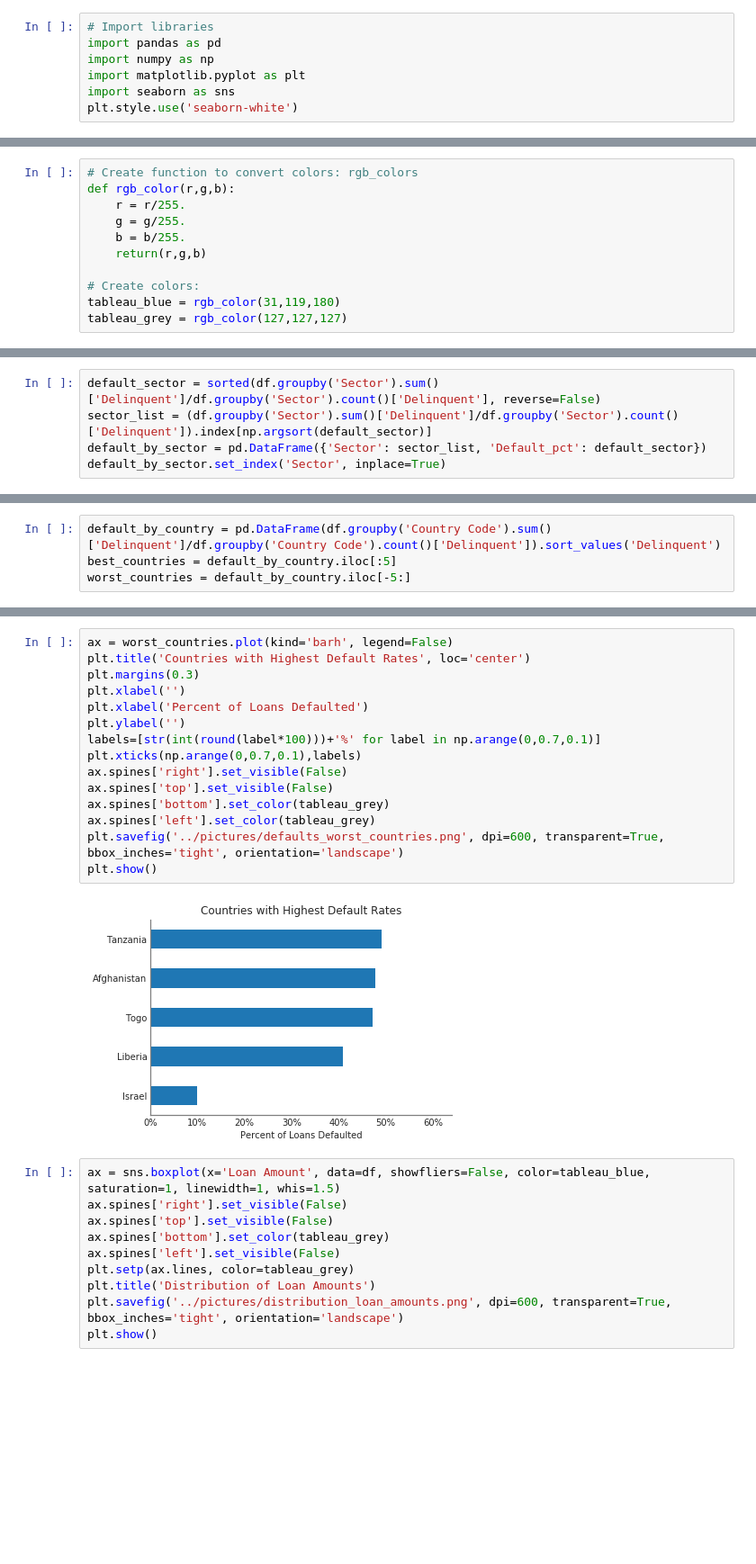
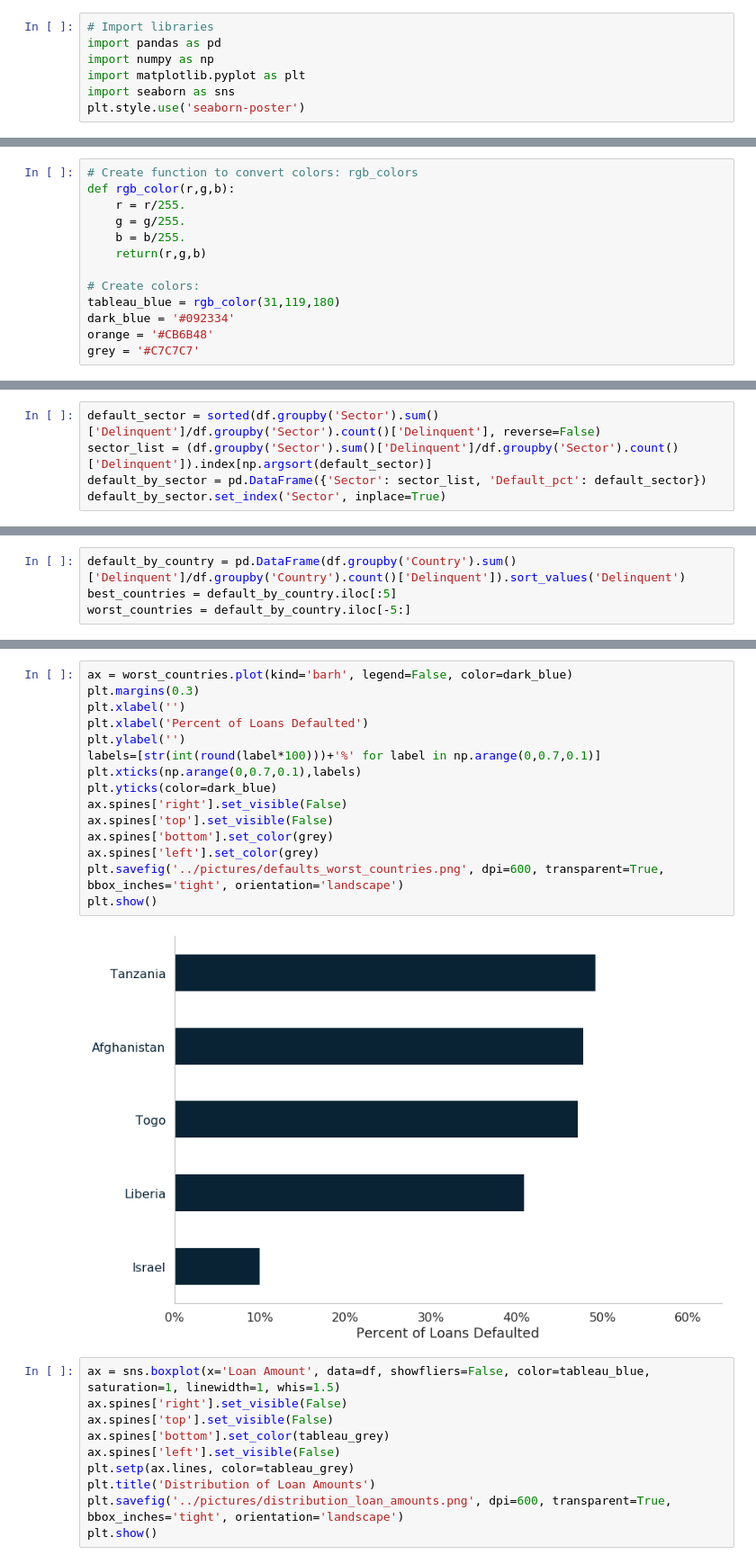
Before and after one commit to clcarver1130/dsi_capstone_project, a Jupyter notebook: notebooks/intial_eda.ipynb, the cells around one changed output, grey strips where cells are left out. Shown: that part at 90% size. Drawn from its saved outputs; the diff is of its cells as text; blank space fills up the shorter version.

```diff
--- a/notebooks/intial_eda.ipynb
+++ b/notebooks/intial_eda.ipynb
@@ -8,7 +8,7 @@ import pandas as pd
 import numpy as np
 import matplotlib.pyplot as plt
 import seaborn as sns
-plt.style.use('seaborn-white')
+plt.style.use('seaborn-poster')
 # %%
 # Load in data: df
 df = pd.read_csv('https://s3.amazonaws.com/clcarverloans/data/df_cleaned.csv')
@@ -24,7 +24,9 @@ def rgb_color(r,g,b):
 
 # Create colors:
 tableau_blue = rgb_color(31,119,180)
-tableau_grey = rgb_color(127,127,127)
+dark_blue = '#092334'
+orange = '#CB6B48'
+grey = '#C7C7C7'
 # %%
 # Breakdown by Gender
 
@@ -80,4 +82,4 @@ plt.savefig('../pictures/defaults_by_sector.png', dpi=600, transparent=True, bbo
 # %%
-default_by_country = pd.DataFrame(df.groupby('Country Code').sum()['Delinquent']/df.groupby('Country Code').count()['Delinquent']).sort_values('Delinquent')
+default_by_country = pd.DataFrame(df.groupby('Country').sum()['Delinquent']/df.groupby('Country').count()['Delinquent']).sort_values('Delinquent')
 best_countries = default_by_country.iloc[:5]
 worst_countries = default_by_country.iloc[-5:]
@@ -105,20 +86,20 @@ default_by_country
 # %%
-ax = worst_countries.plot(kind='barh', legend=False)
-plt.title('Countries with Highest Default Rates', loc='center')
+ax = worst_countries.plot(kind='barh', legend=False, color=dark_blue)
 plt.margins(0.3)
 plt.xlabel('')
 plt.xlabel('Percent of Loans Defaulted')
 plt.ylabel('')
 labels=[str(int(round(label*100)))+'%' for label in np.arange(0,0.7,0.1)]
 plt.xticks(np.arange(0,0.7,0.1),labels)
+plt.yticks(color=dark_blue)
 ax.spines['right'].set_visible(False)
 ax.spines['top'].set_visible(False)
-ax.spines['bottom'].set_color(tableau_grey)
-ax.spines['left'].set_color(tableau_grey)
+ax.spines['bottom'].set_color(grey)
+ax.spines['left'].set_color(grey)
 plt.savefig('../pictures/defaults_worst_countries.png', dpi=600, transparent=True, bbox_inches='tight', orientation='landscape')
 plt.show()
 # %% [output]
-[figure, old version]
+[figure, new version]
 # %%
 ax = sns.boxplot(x='Loan Amount', data=df, showfliers=False, color=tableau_blue, saturation=1, linewidth=1, whis=1.5)
 ax.spines['right'].set_visible(False)
```
Also changed, not shown: parts of 5 cells of this notebook, 8 other files.
